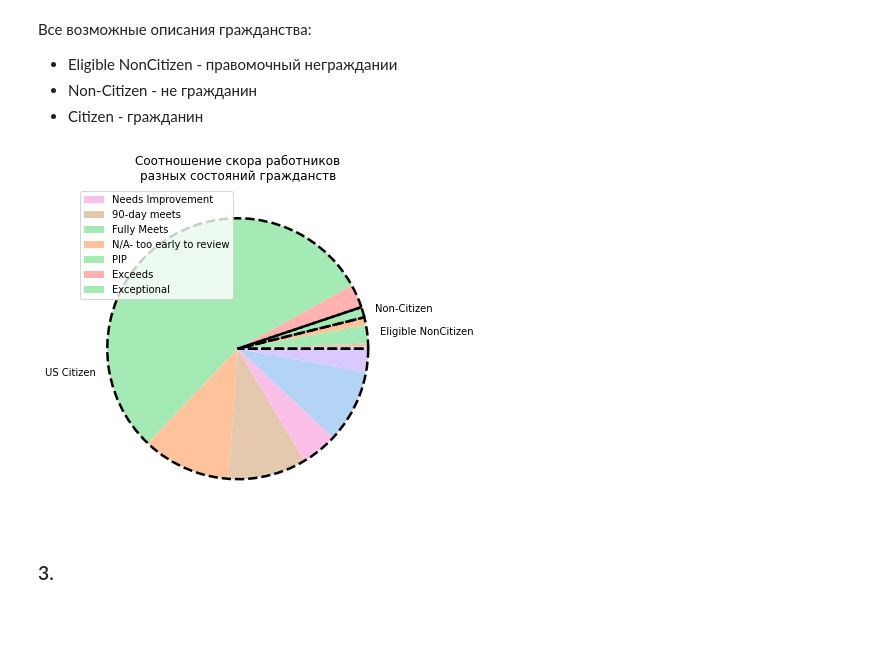
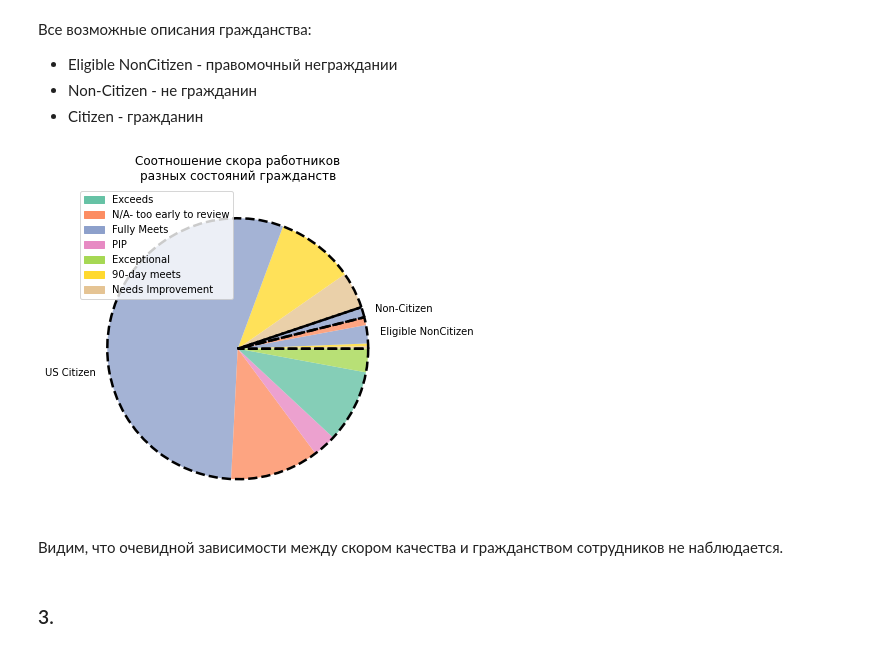
Before and after one commit to AnnaMedved/Online-school-conversion-analysis, a Jupyter notebook: Coursework_analytics_2.ipynb, the cells around one changed output. Saved outputs shown, nothing was run; the diff lists cells and outputs as text; code cells hidden in the pictures; blank space fills up the shorter version.

```diff
--- a/Coursework_analytics_2.ipynb
+++ b/Coursework_analytics_2.ipynb
@@ -323,46 +411,44 @@ ax.set_title("Соотношение скора работников разны
 * Non-Citizen - не гражданин
 * Citizen - гражданин
 # %%
-q = """
-    SELECT citizendesc, perf_scoreid, COUNT(*)
-    FROM hr_dataset
-    GROUP BY perf_scoreid, citizendesc
-    ORDER BY citizendesc
-"""
-citizens_df = pd.read_sql(q, connected)
-
 citizens_ratio_query = """
     SELECT citizendesc, COUNT(*) AS count
     FROM hr_dataset
     GROUP BY citizendesc
     ORDER BY citizendesc
 """
 citizens_ratio_df = pd.read_sql(citizens_ratio_query, connected)
 
+q = """
+    SELECT citizendesc, perf_scoreid, COUNT(*)
+    FROM hr_dataset
+    GROUP BY perf_scoreid, citizendesc
+    ORDER BY citizendesc
+"""
+citizens_scores_df = pd.read_sql(q, connected)
+
 fig, ax = plt.subplots(figsize=(6, 6))
 
 # Cosmetic transform of df:
-citizens_df = citizens_df.merge(scores, how="left", on="perf_scoreid")
-
-ax.pie(
-    citizens_df["count"], wedgeprops={'alpha': 0.8},
-    startangle=0, colors=citizens_df["colors"]
+citizens_scores_df = citizens_scores_df.merge(scores, on="perf_scoreid").sort_values("citizendesc")
+pie = ax.pie(
+    citizens_scores_df["count"], wedgeprops={'alpha': 0.8},
+    startangle=0, colors=citizens_scores_df["colors"]
     )
+ax.legend(handles=patches)
 
 # Contour (citizens ratio)
 wedgeprops = {'ls': "--", 'fill': False,'linewidth': 2.5}
 ax.pie(
     citizens_ratio_df["count"], wedgeprops=wedgeprops,
     startangle=0, labels=citizens_ratio_df["citizendesc"]
     );
 
-ax.legend(
-    citizens_df["Performance Score"].unique(),
-    loc='upper left'
-    )
 ax.set_title("Соотношение скора работников\nразных состояний гражданств");
 # %% [output]
-[figure, old version]
+[figure, new version]
+# %% [markdown]
+Видим, что очевидной зависимости между скором качества и гражданством сотрудников не наблюдается.
 # %% [markdown]
 ### 3.
 # %% [markdown]
```
Also changed, not shown: parts of 32 cells of this notebook.
